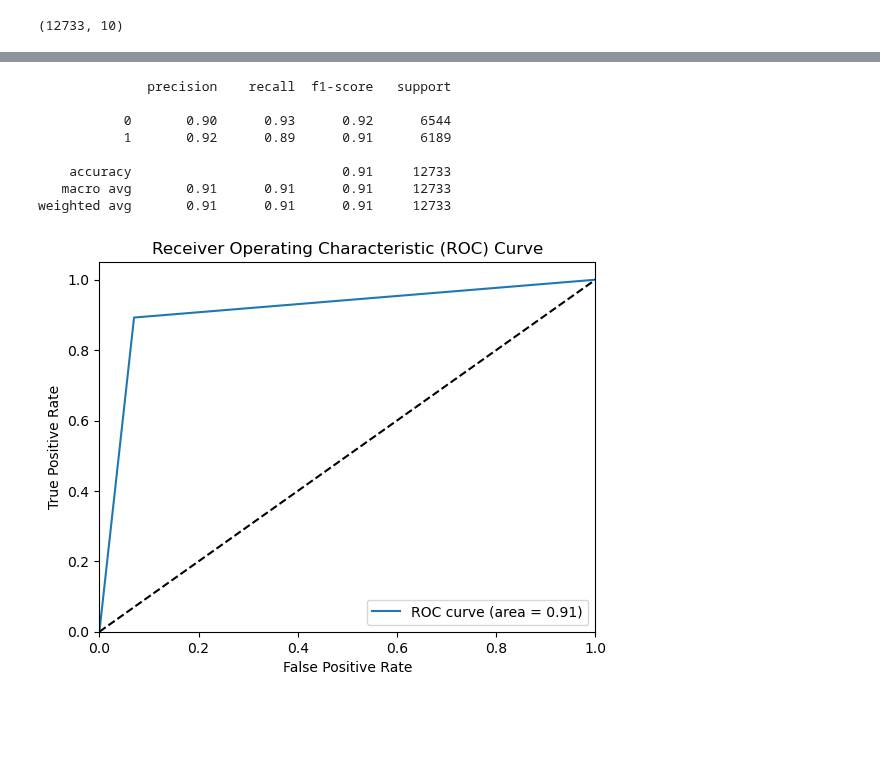
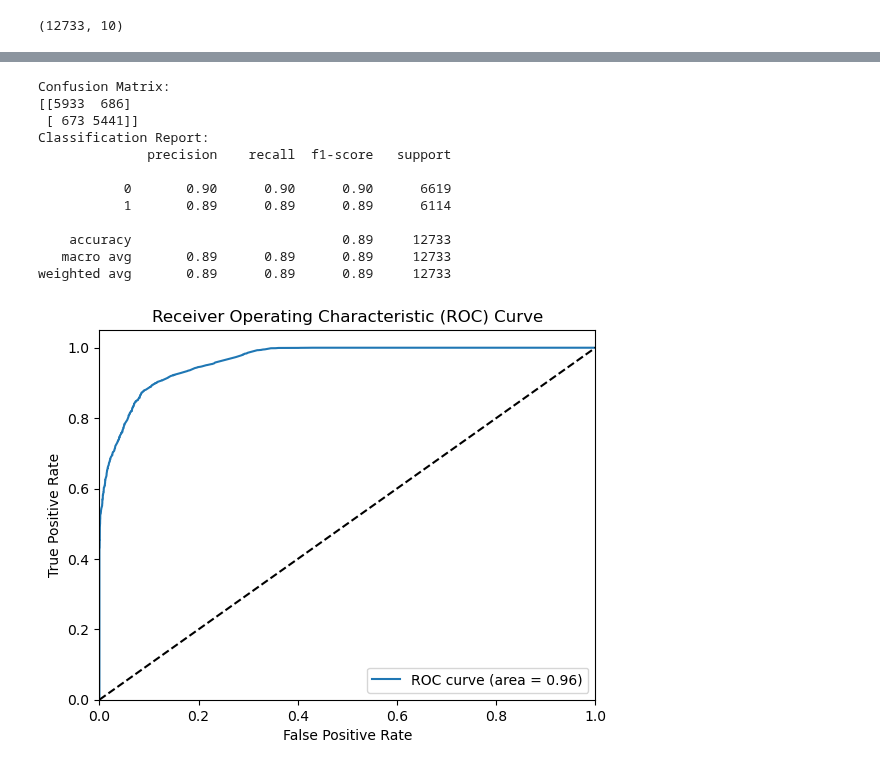
Before and after one commit to napasgam/healthcare_ml, a Jupyter notebook: CVD_Prediction/CVD.ipynb, the cells around one changed output, grey strips where cells are left out. Cells and saved outputs as stored; diff of their text form; code cells hidden in the pictures; blank space fills up the shorter version.

```diff
--- a/CVD_Prediction/CVD.ipynb
+++ b/CVD_Prediction/CVD.ipynb
@@ -616,30 +616,3 @@ y_train.shape
 x_test.shape
 # %% [output]
 (12733, 10)
-# %%
-import xgboost as xgb
-from sklearn.model_selection import train_test_split
-
-# Create XGBoost DMatrix
-dtrain = xgb.DMatrix(X_train, label=y_train, enable_categorical=True)
-dtest = xgb.DMatrix(x_test, label=y_test, enable_categorical=True)
-
-# Set parameters
-params = {
-    'max_depth': 4,
-    'eta': 0.1,
-    'objective': 'binary:logistic',
-    'eval_metric': 'auc'
-}
-
-# Perform 10-fold cross-validation
-cv_results = xgb.cv(params, dtrain, num_boost_round=100, nfold=10, early_stopping_rounds=10, metrics={'auc'}, as_pandas=True)
-
-# Print the cross-validation results
-print(cv_results)
-
-# Train the final model on the entire dataset
-model = xgb.train(params, dtrain, num_boost_round=cv_results['test-auc-mean'].idxmax())
-
-# Make predictions on the test set
-y_pred = model.predict(dtest)
@@ -661,35 +675,49 @@ y_pred = model.predict(dtest)
 # %%
 from sklearn.metrics import confusion_matrix, classification_report, roc_curve, auc
 import matplotlib.pyplot as plt
+import numpy as np
 
+# Predict probabilities for the positive class
+y_pred_probas = best_model.predict(dtest)
+
+# Convert probabilities to binary class predictions using a threshold
 threshold = 0.5
-y_pred_classes = (y_pred > threshold).astype(int)
+y_pred_classes = (y_pred_probas >= threshold).astype(int)
 
+# Confusion Matrix
 cm = confusion_matrix(y_test, y_pred_classes)
+print("Confusion Matrix:")
+print(cm)
 
 # Classification Report
+print("Classification Report:")
 print(classification_report(y_test, y_pred_classes))
 
 # ROC Curve and AUC-ROC
-fpr, tpr, thresholds = roc_curve(y_test, y_pred_classes)
+fpr, tpr, thresholds = roc_curve(y_test, y_pred_probas)
 roc_auc = auc(fpr, tpr)
 
+# Plot the ROC Curve
 plt.plot(fpr, tpr, label='ROC curve (area = %0.2f)' % roc_auc)
-plt.plot([0, 1], [0, 1], 'k--')
+plt.plot([0, 1], [0, 1], 'k--')  # Diagonal line for random guessing
 plt.xlim([0.0, 1.0])
 plt.ylim([0.0, 1.05])
 plt.xlabel('False Positive Rate')
 plt.ylabel('True Positive Rate')
 plt.title('Receiver Operating Characteristic (ROC) Curve')
 plt.legend(loc="lower right")
 plt.show()
 # %% [output]
+Confusion Matrix:
+[[5933  686]
+ [ 673 5441]]
+Classification Report:
               precision    recall  f1-score   support
 
-           0       0.90      0.93      0.92      6544
-           1       0.92      0.89      0.91      6189
+           0       0.90      0.90      0.90      6619
+           1       0.89      0.89      0.89      6114
 
-    accuracy                           0.91     12733
-   macro avg       0.91      0.91      0.91     12733
-weighted avg       0.91      0.91      0.91     12733
+    accuracy                           0.89     12733
+   macro avg       0.89      0.89      0.89     12733
+weighted avg       0.89      0.89      0.89     12733
-[figure, old version]
+[figure, new version]
```
Also changed, not shown: parts of 8 cells of this notebook, 38 other files.
